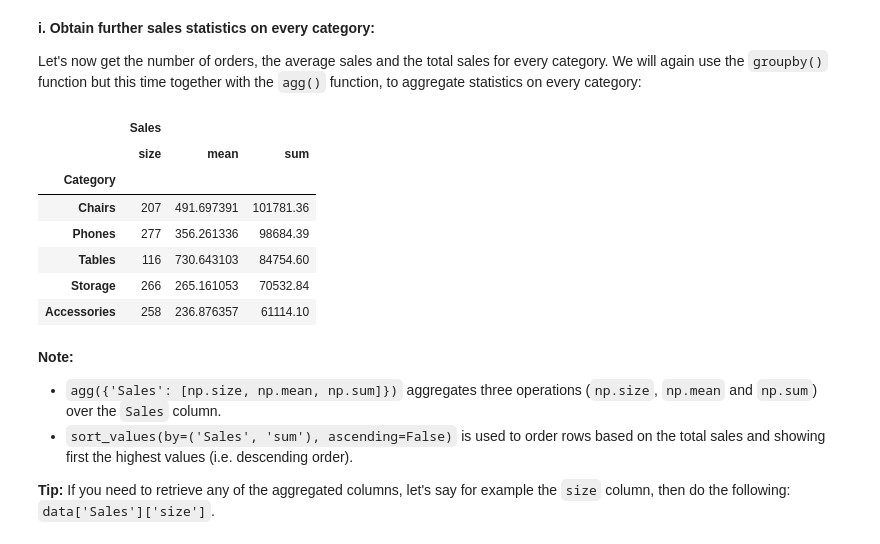
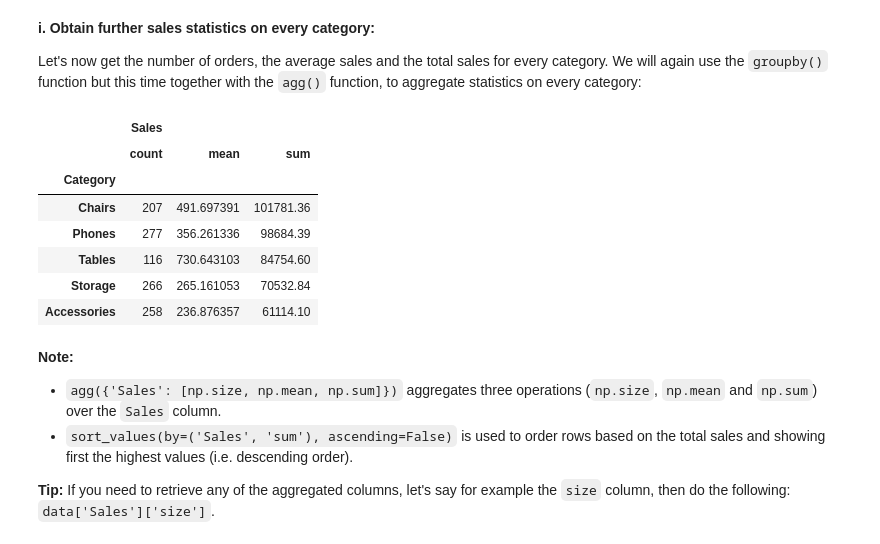
Before and after one commit to jbossios/python-tutorial, a Jupyter notebook: Jupyter-Notebooks/04_NumPy_and_pandas.ipynb, the cells around one changed output. Saved outputs shown, nothing was run; the diff lists cells and outputs as text; code cells hidden in the pictures.

````diff
--- a/Jupyter-Notebooks/04_NumPy_and_pandas.ipynb
+++ b/Jupyter-Notebooks/04_NumPy_and_pandas.ipynb
@@ -1430,11 +1430,11 @@ From this we know that the city with the best selling category is Los Angeles, w
 
 Let's now get the number of orders, the average sales and the total sales for every category. We will again use the ```groupby()``` function but this time together with the ```agg()``` function, to aggregate statistics on every category:
 # %%
-data = orders.groupby('Category').agg({'Sales': [np.size, np.mean, np.sum]}).sort_values(by=('Sales', 'sum'), ascending=False)
+data = orders.groupby('Category').agg({'Sales': ['count', 'mean', 'sum']}).sort_values(by=('Sales', 'sum'), ascending=False)
 data.head()
 # %% [output]
 |  | Sales |  |  |
-|  | size | mean | sum |
+|  | count | mean | sum |
 | Category |  |  |  |
 | Chairs | 207 | 491.697391 | 101781.36 |
 | Phones | 277 | 356.261336 | 98684.39 |
````
Also changed, not shown: parts of 3 cells of this notebook.
